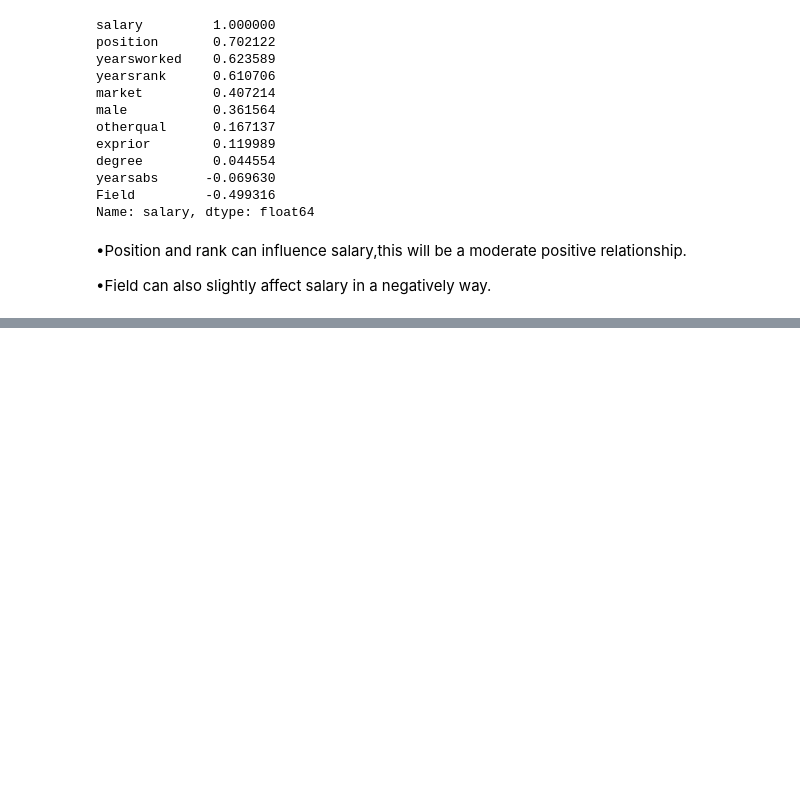
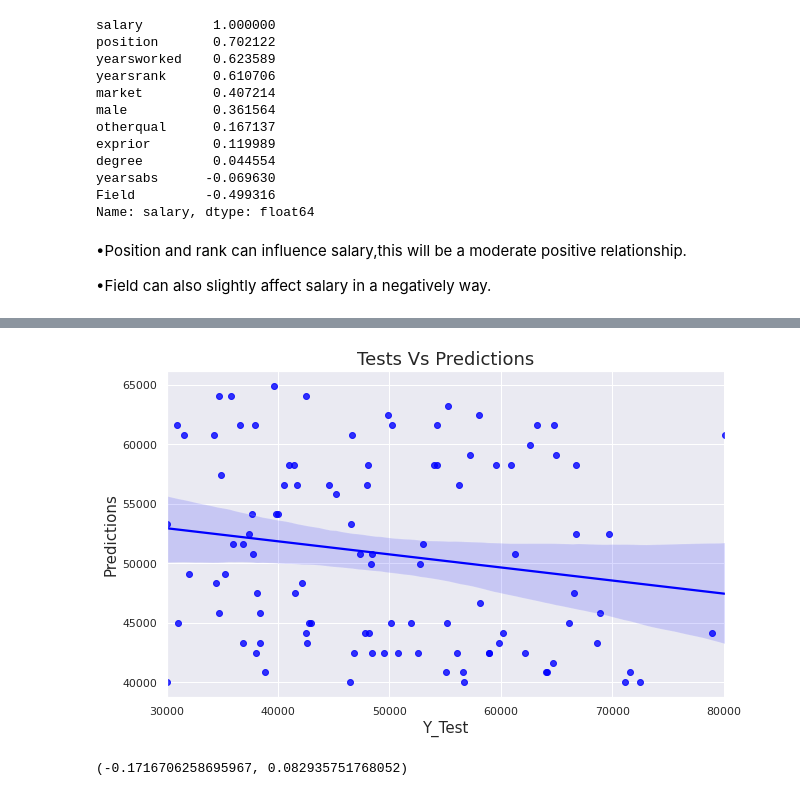
Before and after one commit to rethabilethulo/Validation_-_Simple_Linear_Regression, a Jupyter notebook: Cross_Validation_&_Simple_Linear_Regression.ipynb, the cells around one changed output, grey strips where cells are left out. Cells and saved outputs as stored; diff of their text form; code cells hidden in the pictures; blank space fills up the shorter version.

```diff
--- a/Cross_Validation_&_Simple_Linear_Regression.ipynb
+++ b/Cross_Validation_&_Simple_Linear_Regression.ipynb
@@ -421,0 +480,14 @@ Name: salary, dtype: float64
+# %%
+#Regression plot for tests
+sns.set()
+plt.figure(figsize = (10,6))
+sns.regplot(y_test,predictions, color = "blue")
+plt.xlabel("Y_Test",fontsize = 15)
+plt.ylabel("Predictions", fontsize = 15)
+_= plt.title("Tests Vs Predictions",fontsize = 18)
+# %% [output]
+[figure, added]
+# %%
+pearsonr(y_test,predictions)
+# %% [output]
+(-0.1716706258695967, 0.082935751768052)
```
Also changed, not shown: parts of 20 cells of this notebook.
